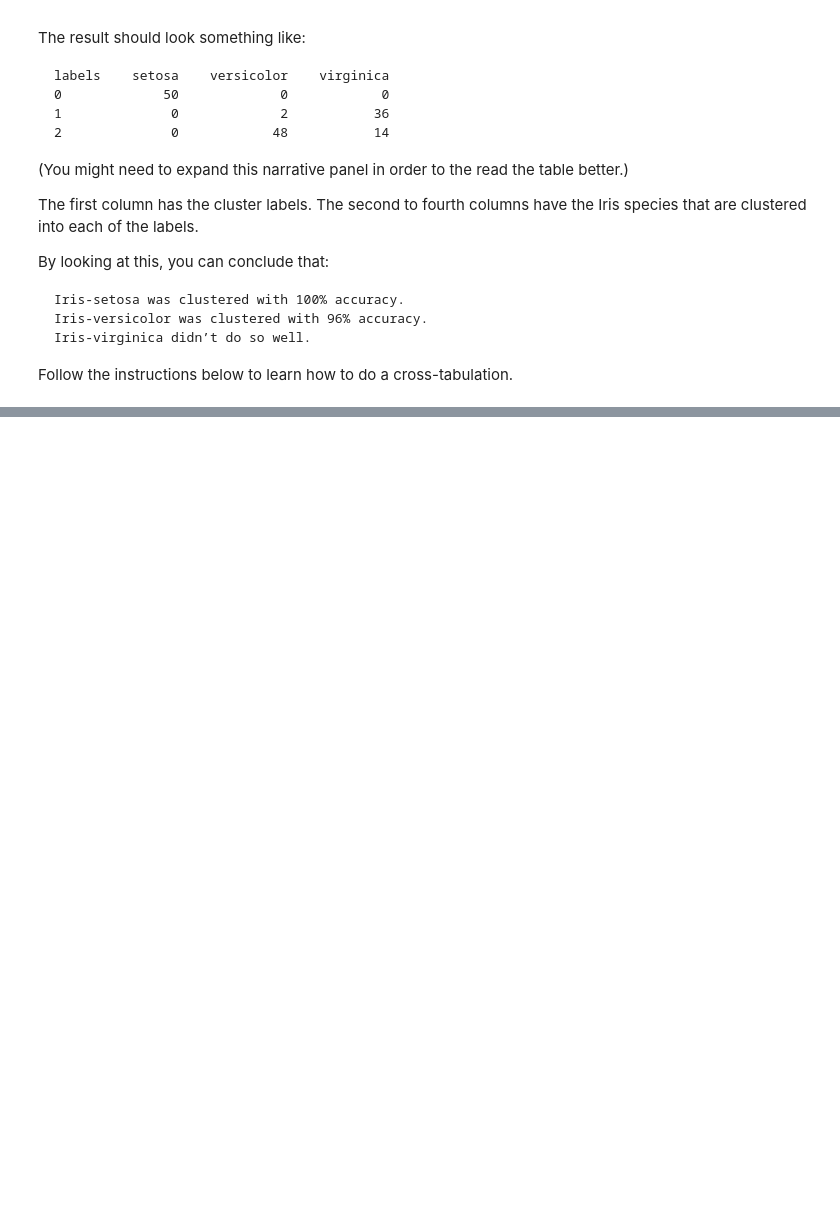
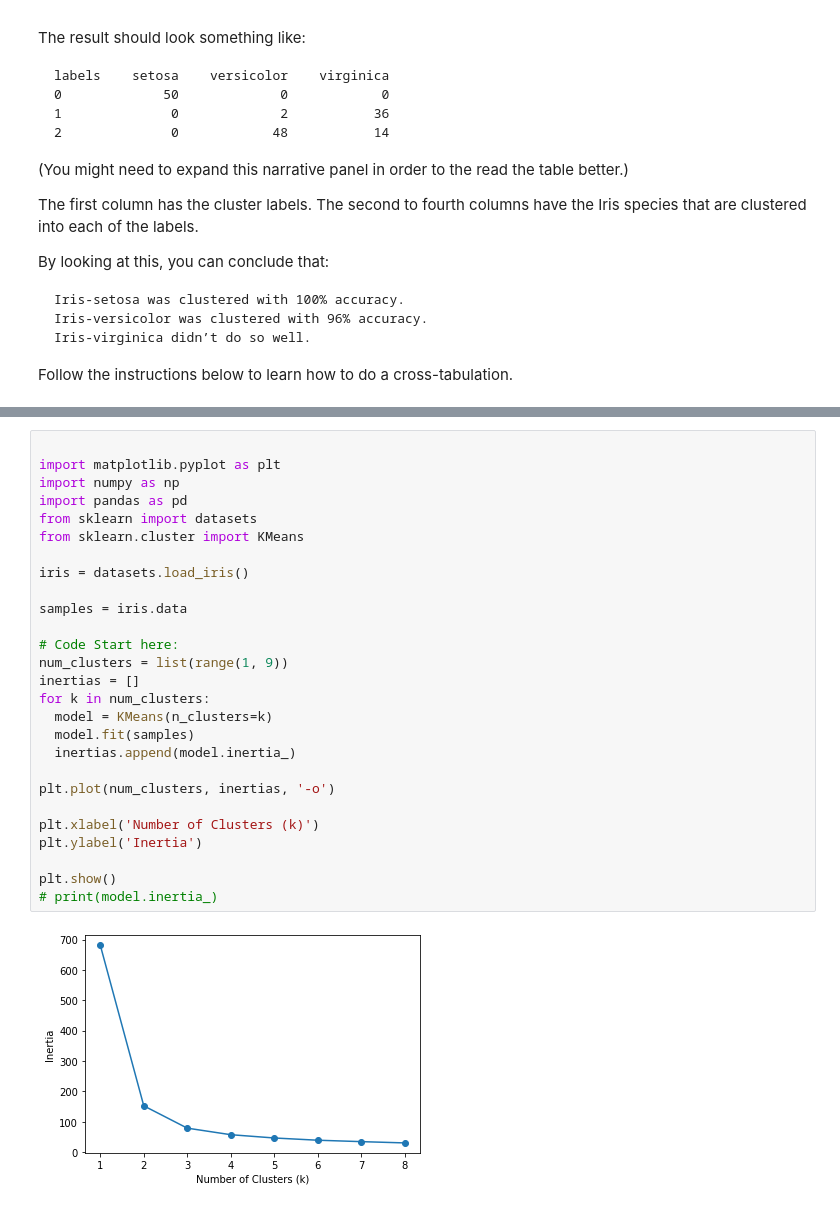
Before and after one commit to ifty500/Machine_Learning_Algorithms_Concepts_and_Implementation, a Jupyter notebook: k-means clustering/k-means clustering.ipynb, the cells around one changed output, grey strips where cells are left out. Saved outputs shown, nothing was run; the diff lists cells and outputs as text; blank space fills up the shorter version.

```diff
--- a/k-means clustering/k-means clustering.ipynb
+++ b/k-means clustering/k-means clustering.ipynb
@@ -1050,0 +1125,29 @@ labels
+# %%
+
+import matplotlib.pyplot as plt
+import numpy as np
+import pandas as pd
+from sklearn import datasets
+from sklearn.cluster import KMeans
+
+iris = datasets.load_iris()
+
+samples = iris.data
+
+# Code Start here:
+num_clusters = list(range(1, 9))
+inertias = []
+for k in num_clusters:
+  model = KMeans(n_clusters=k)
+  model.fit(samples)
+  inertias.append(model.inertia_)
+
+plt.plot(num_clusters, inertias, '-o')
+
+plt.xlabel('Number of Clusters (k)')
+plt.ylabel('Inertia')
+
+plt.show()
+# print(model.inertia_)
+# %% [output]
+[figure, added]
```
Also changed, not shown: parts of 10 cells of this notebook, 1 other file.
